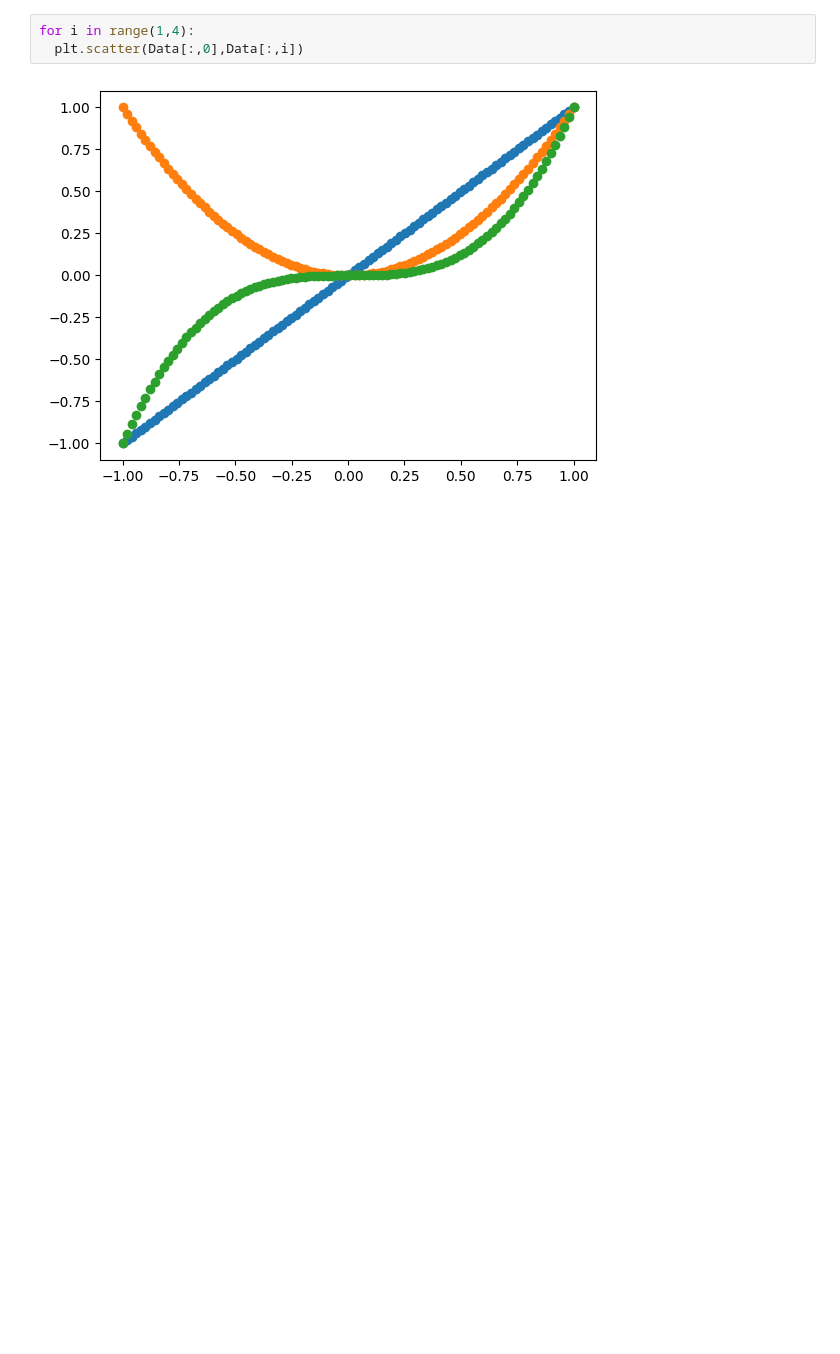
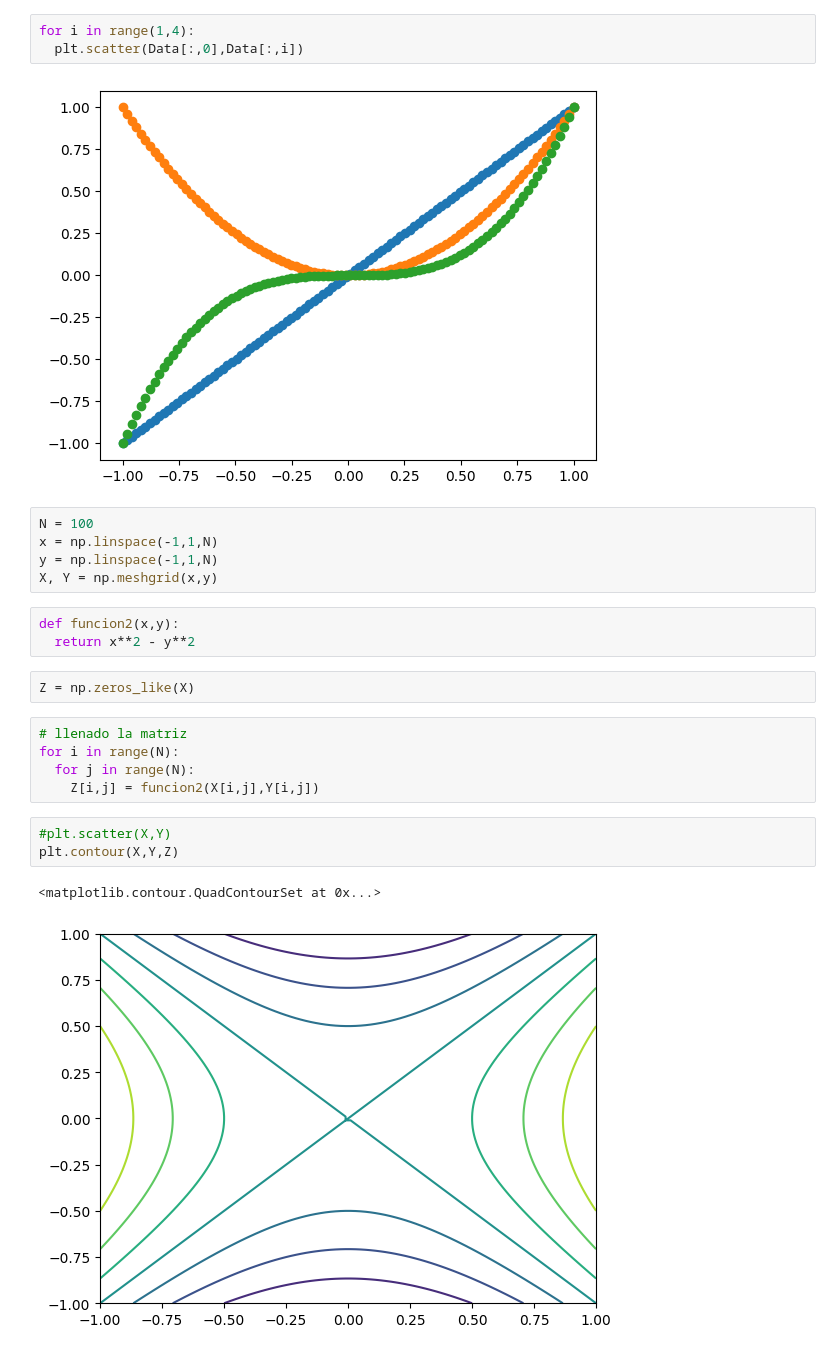
Before and after one commit to asegura4488/MetodosComputacionales1, a Jupyter notebook: Semana2/Sesion4.ipynb, the cells around one changed output. Cells and saved outputs as stored; diff of their text form; blank space fills up the shorter version.

```diff
--- a/Semana2/Sesion4.ipynb
+++ b/Semana2/Sesion4.ipynb
@@ -108,3 +109,24 @@ for i in range(1,4):
   plt.scatter(Data[:,0],Data[:,i])
 # %% [output]
 [figure]
+# %%
+N = 100
+x = np.linspace(-1,1,N)
+y = np.linspace(-1,1,N)
+X, Y = np.meshgrid(x,y)
+# %%
+def funcion2(x,y):
+  return x**2 - y**2
+# %%
+Z = np.zeros_like(X)
+# %%
+# llenado la matriz
+for i in range(N):
+  for j in range(N):
+    Z[i,j] = funcion2(X[i,j],Y[i,j])
+# %%
+#plt.scatter(X,Y)
+plt.contour(X,Y,Z)
+# %% [output]
+<matplotlib.contour.QuadContourSet at 0x...>
+[figure, added]
```
Also changed, not shown: parts of 2 cells of this notebook.
